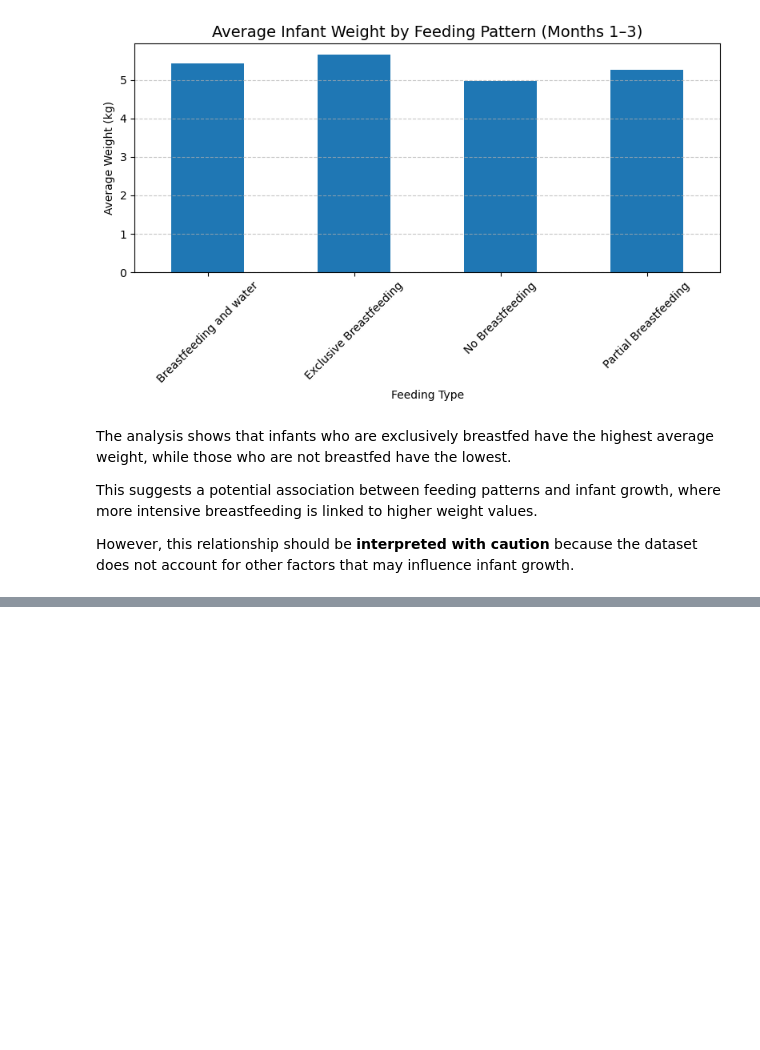
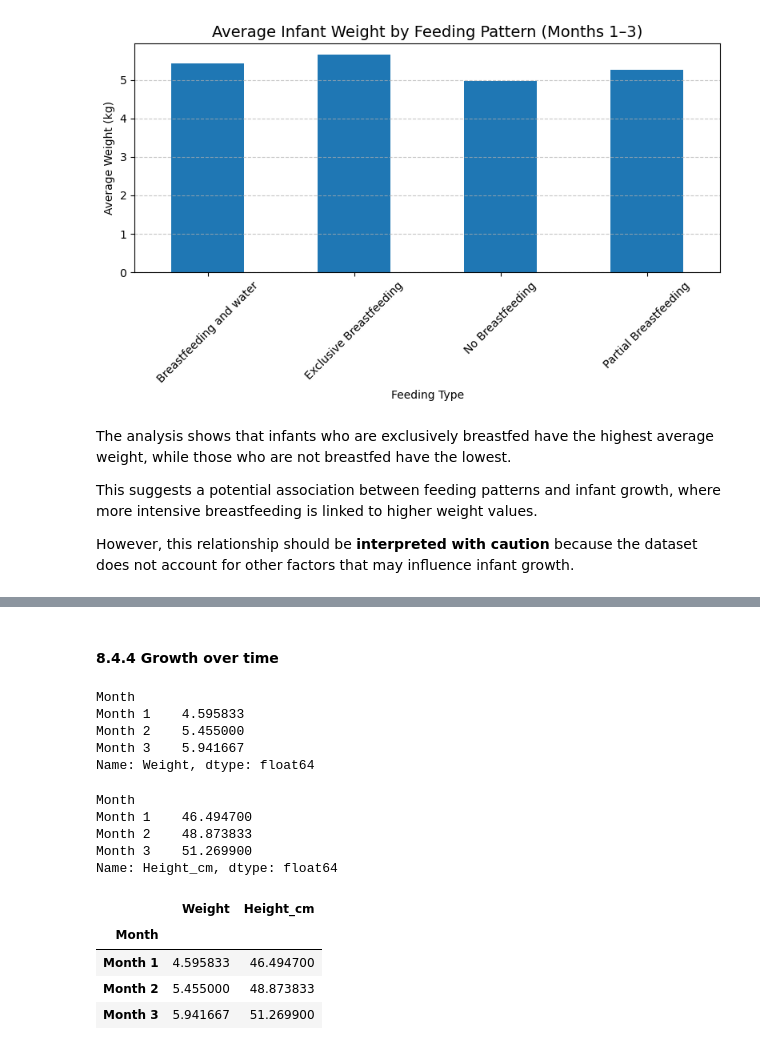
Before and after one commit to atanasovnikolay/AI_ML_DataScience, a Jupyter notebook: Data_Science_project.ipynb, the cells around one changed output, grey strips where cells are left out. Cells and saved outputs as stored; diff of their text form; code cells hidden in the pictures; blank space fills up the shorter version.

```diff
--- a/Data_Science_project.ipynb
+++ b/Data_Science_project.ipynb
@@ -524,0 +569,26 @@ However, this relationship should be **interpreted with caution** because the da
+# %% [markdown]
+#### 8.4.4 Growth over time
+# %%
+feeding_filtered.groupby('Month')['Weight'].mean()
+# %% [output]
+Month
+Month 1    4.595833
+Month 2    5.455000
+Month 3    5.941667
+Name: Weight, dtype: float64
+# %%
+feeding_filtered.groupby('Month')['Height_cm'].mean()
+# %% [output]
+Month
+Month 1    46.494700
+Month 2    48.873833
+Month 3    51.269900
+Name: Height_cm, dtype: float64
+# %%
+feeding_filtered.groupby('Month')[['Weight','Height_cm']].mean()
+# %% [output]
+|  | Weight | Height_cm |
+| Month |  |  |
+| Month 1 | 4.595833 | 46.494700 |
+| Month 2 | 5.455000 | 48.873833 |
+| Month 3 | 5.941667 | 51.269900 |
```
Also changed, not shown: parts of 9 cells of this notebook.
